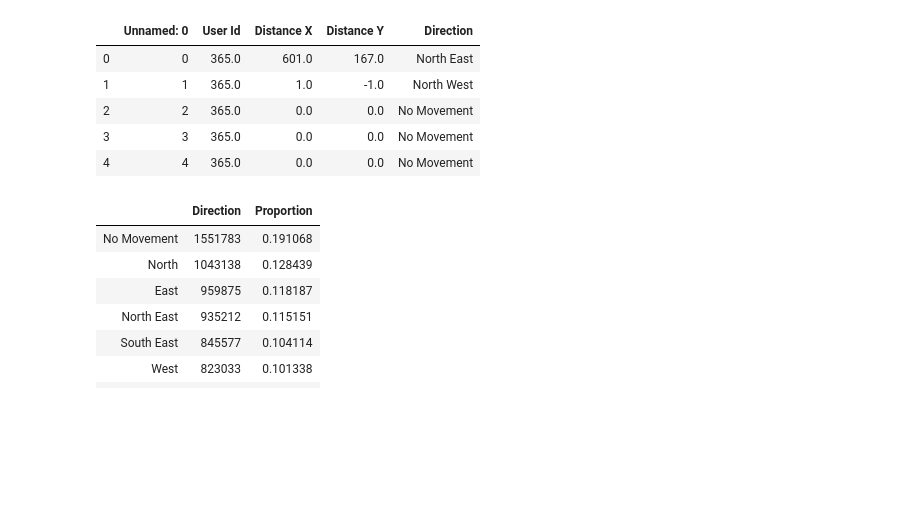
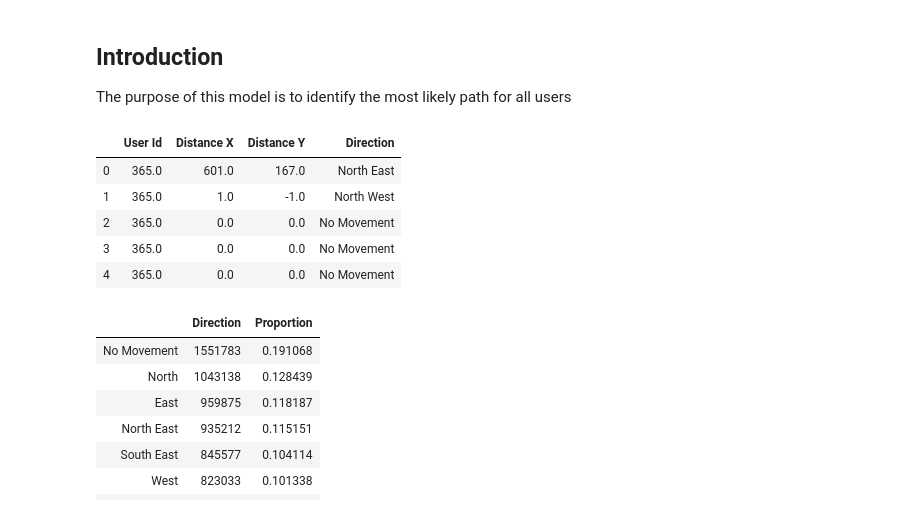
Before and after one commit to dachosen1/Validating-psychometric-survey-responses, a Jupyter notebook: Models/Q1_Mouse Activity/Hidden Markov/Model 1.ipynb, the cells around one changed output. Saved outputs shown, nothing was run; the diff lists cells and outputs as text; code cells hidden in the pictures; blank space fills up the shorter version.

Commit message:
Progress update on HMM model

```diff
--- a/Models/Q1_Mouse Activity/Hidden Markov/Model 1.ipynb
+++ b/Models/Q1_Mouse Activity/Hidden Markov/Model 1.ipynb
@@ -1,3 +1,7 @@
+# %% [markdown]
+## Introduction
+
+The purpose of this model is to identify the most likely path for all users
 # %%
 import os
 import pandas as pd
@@ -8,11 +51,12 @@ from pprint import pprint
 os.chdir('C:/Users/ander/Google Drive/Columbia/Fall 2019/Capstone/Dotin-Columbia-Castone-Team-Alpha-')
 # %%
 data = pd.read_csv('Models/Q1_Mouse Activity/Data/direction_data.csv')
+data = data.drop(columns= 'Unnamed: 0')
 data.head()
 # %% [output]
-|  | Unnamed: 0 | User Id | Distance X | Distance Y | Direction |
-| 0 | 0 | 365.0 | 601.0 | 167.0 | North East |
-| 1 | 1 | 365.0 | 1.0 | -1.0 | North West |
-| 2 | 2 | 365.0 | 0.0 | 0.0 | No Movement |
-| 3 | 3 | 365.0 | 0.0 | 0.0 | No Movement |
-| 4 | 4 | 365.0 | 0.0 | 0.0 | No Movement |
+|  | User Id | Distance X | Distance Y | Direction |
+| 0 | 365.0 | 601.0 | 167.0 | North East |
+| 1 | 365.0 | 1.0 | -1.0 | North West |
+| 2 | 365.0 | 0.0 | 0.0 | No Movement |
+| 3 | 365.0 | 0.0 | 0.0 | No Movement |
+| 4 | 365.0 | 0.0 | 0.0 | No Movement |
```
Also changed, not shown: parts of 28 cells of this notebook, 3 other files.
